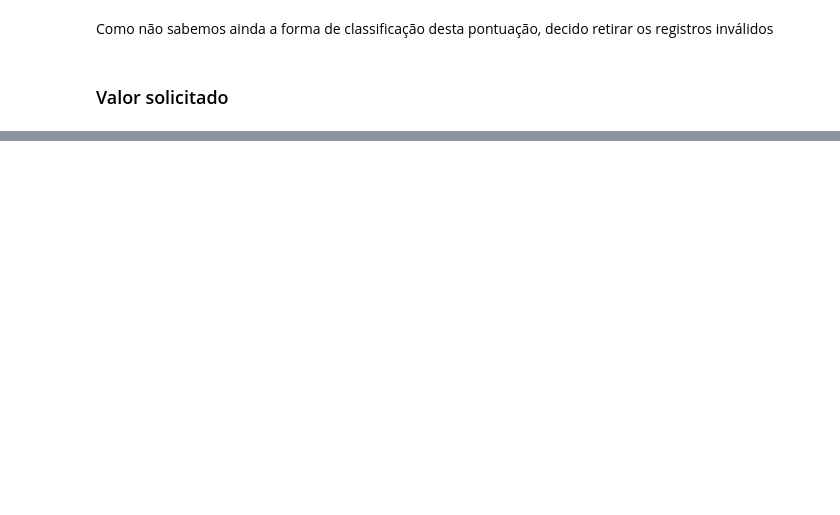
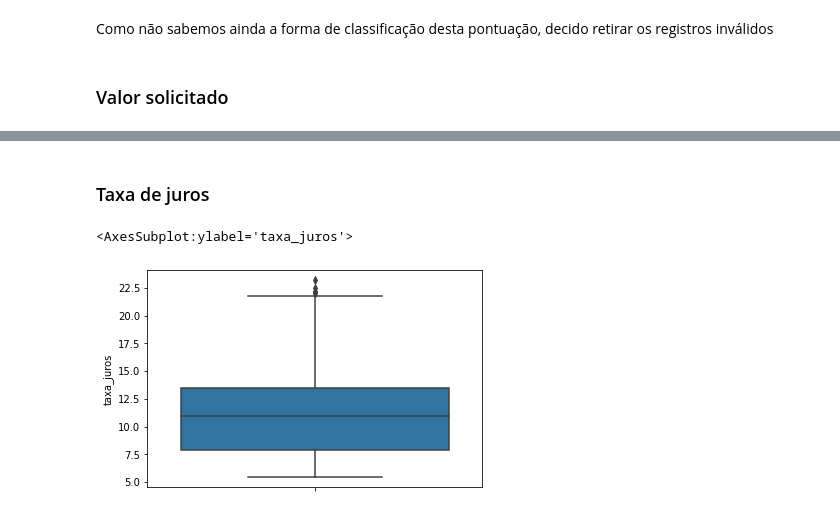
Before and after one commit to exata0mente/alura_cash, a Jupyter notebook: Tratamento da Base e modelagem de ML.ipynb, the cells around one changed output, grey strips where cells are left out. Drawn from its saved outputs; the diff is of its cells as text; code cells hidden in the pictures; blank space fills up the shorter version.

```diff
--- a/Tratamento da Base e modelagem de ML.ipynb
+++ b/Tratamento da Base e modelagem de ML.ipynb
@@ -344,0 +281,7 @@ base_tratada[base_tratada.valor_solicitado.isnull()]
+# %% [markdown]
+### Taxa de juros
+# %%
+sns.boxplot(data=base_tratada, y='taxa_juros')
+# %% [output]
+<AxesSubplot:ylabel='taxa_juros'>
+[figure, added]
```
Also changed, not shown: parts of 47 cells of this notebook.
